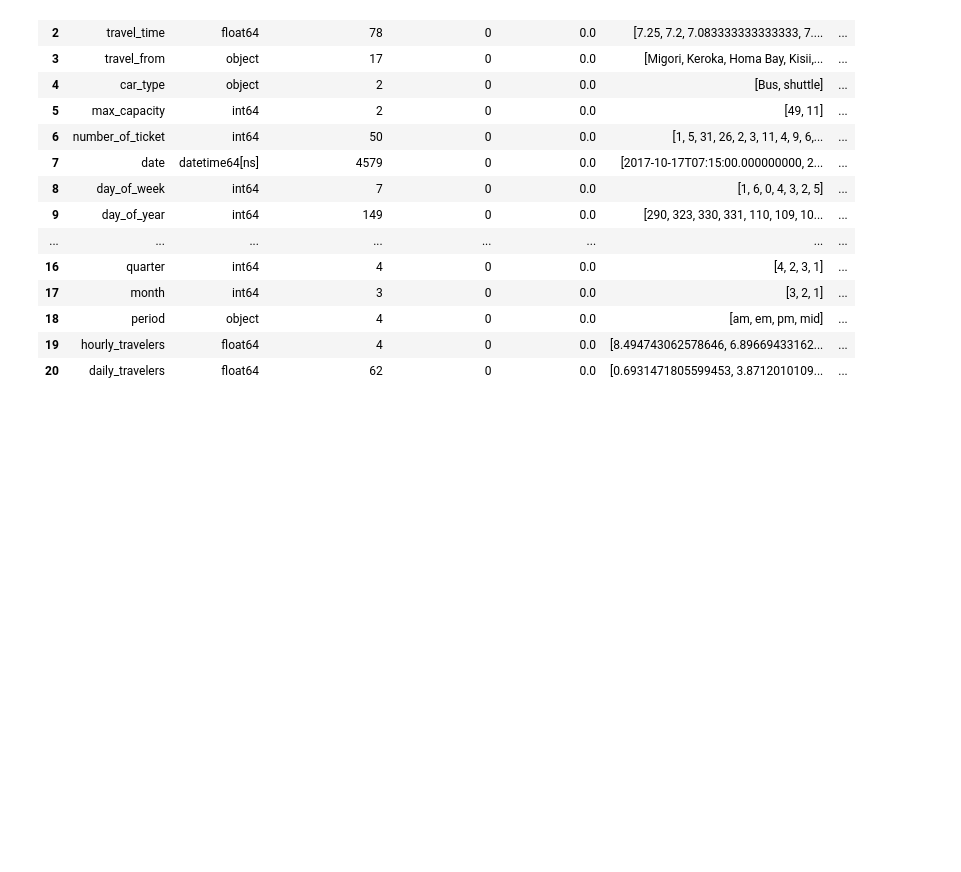
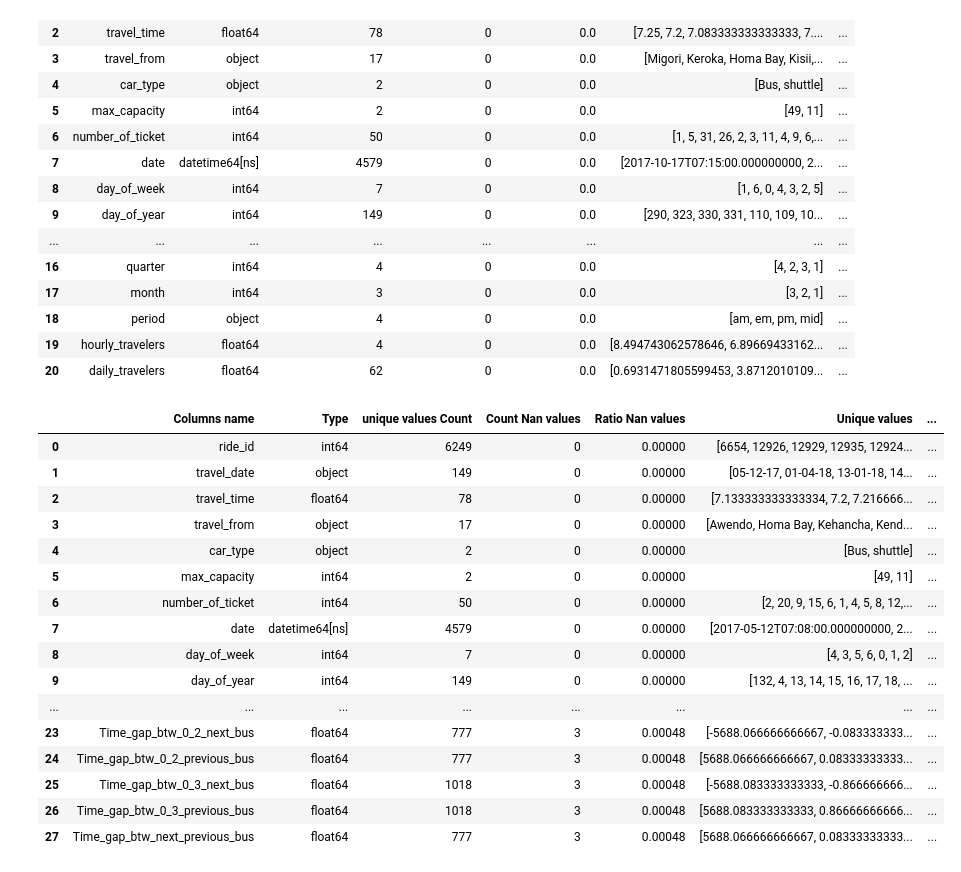
Before and after one commit to Aniket-Satpute/Transport-Demand-Prediction., a Jupyter notebook: Transport_Demand_Prediction_aniket.ipynb, the cells around one changed output. Cells and saved outputs as stored; diff of their text form; code cells hidden in the pictures; blank space fills up the shorter version.

```diff
--- a/Transport_Demand_Prediction_aniket.ipynb
+++ b/Transport_Demand_Prediction_aniket.ipynb
@@ -447,3 +447,45 @@ data_characterization(transport_dpdt)
 | 18 | period | object | 4 | 0 | 0.0 | [am, em, pm, mid] | ... |
 | 19 | hourly_travelers | float64 | 4 | 0 | 0.0 | [8.494743062578646, 6.89669433162... | ... |
 | 20 | daily_travelers | float64 | 62 | 0 | 0.0 | [0.6931471805599453, 3.8712010109... | ... |
+# %%
+# Let us find the difference between next and previous buses
+# And count the travel per minut trip
+def find_difference_bw_bus(data):
+
+  data.sort_values(["travel_from","date"],inplace=True,ascending=True)
+  data["Time_gap_btw_0_1_next_bus"]=(data["date"]-data.groupby(["travel_from"]).date.shift(-1)).dt.total_seconds()/3600
+  data["Time_gap_btw_0_1_previous_bus"]=(data["date"]-data.groupby(["travel_from"]).date.shift(1)).dt.total_seconds()/3600
+  data["Time_gap_btw_0_2_next_bus"]=(data["date"]-data.groupby(["travel_from"]).date.shift(-2)).dt.total_seconds()/3600
+  data["Time_gap_btw_0_2_previous_bus"]=(data["date"]-data.groupby(["travel_from"]).date.shift(2)).dt.total_seconds()/3600
+  data["Time_gap_btw_0_3_next_bus"]=(data["date"]-data.groupby(["travel_from"]).date.shift(-3)).dt.total_seconds()/3600
+  data["Time_gap_btw_0_3_previous_bus"]=(data["date"]-data.groupby(["travel_from"]).date.shift(3)).dt.total_seconds()/3600
+  data["Time_gap_btw_next_previous_bus"]=(data.groupby(["travel_from"]).date.shift(-1)-data.groupby(["travel_from"]).date.shift(1)).dt.total_seconds()/3600
+  cols=["Time_gap_btw_0_1_next_bus", "Time_gap_btw_0_1_previous_bus", "Time_gap_btw_0_2_next_bus","Time_gap_btw_0_2_previous_bus",
+      "Time_gap_btw_0_3_next_bus", "Time_gap_btw_0_3_previous_bus",
+      "Time_gap_btw_next_previous_bus"]
+  data[cols]=data.groupby(["travel_from"])[cols].fillna(method="ffill")
+  data[cols]=data.groupby(["travel_from"])[cols].fillna(method="backfill")
+
+  return data
+# %%
+data = find_difference_bw_bus(transport_dpdt)
+# %%
+data_characterization(data)
+# %% [output]
+|  | Columns name | Type | unique values Count | Count Nan values | Ratio Nan values | Unique values | ... |
+| 0 | ride_id | int64 | 6249 | 0 | 0.00000 | [6654, 12926, 12929, 12935, 12924... | ... |
+| 1 | travel_date | object | 149 | 0 | 0.00000 | [05-12-17, 01-04-18, 13-01-18, 14... | ... |
+| 2 | travel_time | float64 | 78 | 0 | 0.00000 | [7.133333333333334, 7.2, 7.216666... | ... |
+| 3 | travel_from | object | 17 | 0 | 0.00000 | [Awendo, Homa Bay, Kehancha, Kend... | ... |
+| 4 | car_type | object | 2 | 0 | 0.00000 | [Bus, shuttle] | ... |
+| 5 | max_capacity | int64 | 2 | 0 | 0.00000 | [49, 11] | ... |
+| 6 | number_of_ticket | int64 | 50 | 0 | 0.00000 | [2, 20, 9, 15, 6, 1, 4, 5, 8, 12,... | ... |
+| 7 | date | datetime64[ns] | 4579 | 0 | 0.00000 | [2017-05-12T07:08:00.000000000, 2... | ... |
+| 8 | day_of_week | int64 | 7 | 0 | 0.00000 | [4, 3, 5, 6, 0, 1, 2] | ... |
+| 9 | day_of_year | int64 | 149 | 0 | 0.00000 | [132, 4, 13, 14, 15, 16, 17, 18, ... | ... |
+| ... | ... | ... | ... | ... | ... | ... | ... |
+| 23 | Time_gap_btw_0_2_next_bus | float64 | 777 | 3 | 0.00048 | [-5688.066666666667, -0.083333333... | ... |
+| 24 | Time_gap_btw_0_2_previous_bus | float64 | 777 | 3 | 0.00048 | [5688.066666666667, 0.08333333333... | ... |
+| 25 | Time_gap_btw_0_3_next_bus | float64 | 1018 | 3 | 0.00048 | [-5688.083333333333, -0.866666666... | ... |
+| 26 | Time_gap_btw_0_3_previous_bus | float64 | 1018 | 3 | 0.00048 | [5688.083333333333, 0.86666666666... | ... |
+| 27 | Time_gap_btw_next_previous_bus | float64 | 777 | 3 | 0.00048 | [5688.066666666667, 0.08333333333... | ... |
```
Also changed, not shown: parts of 11 cells of this notebook.
